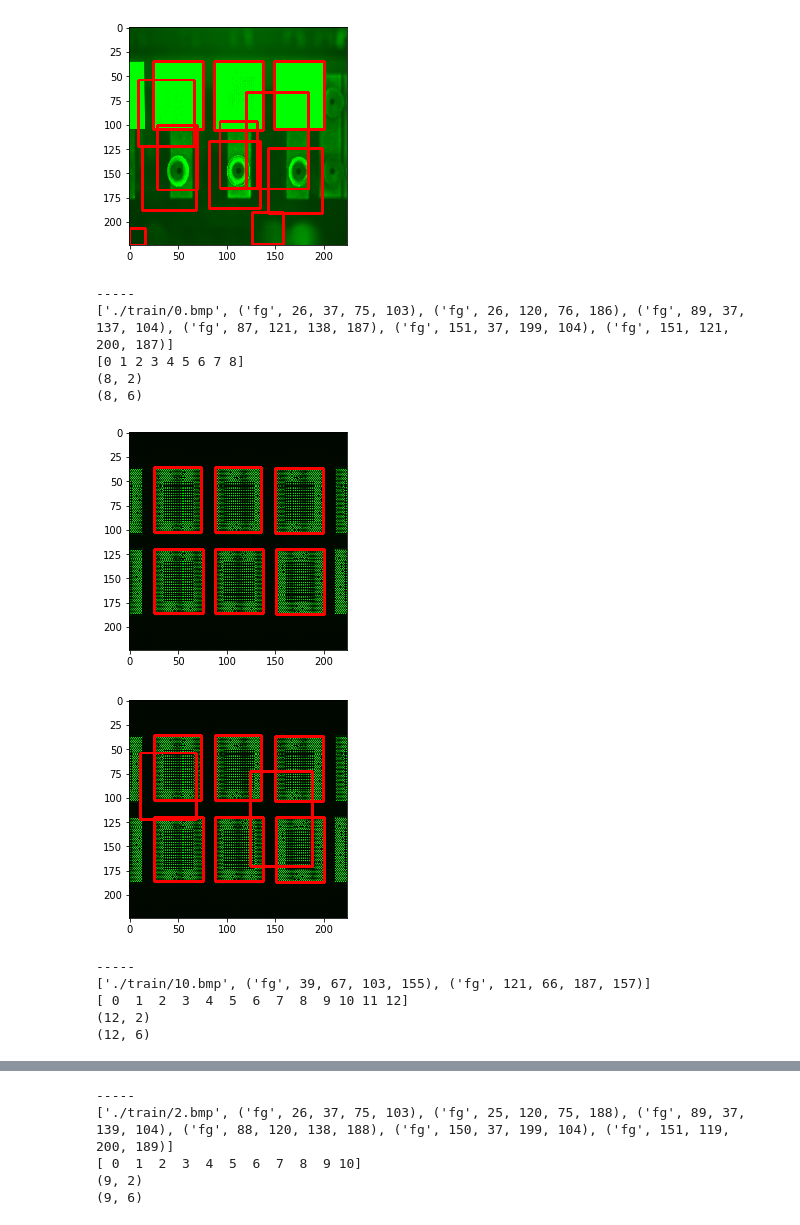
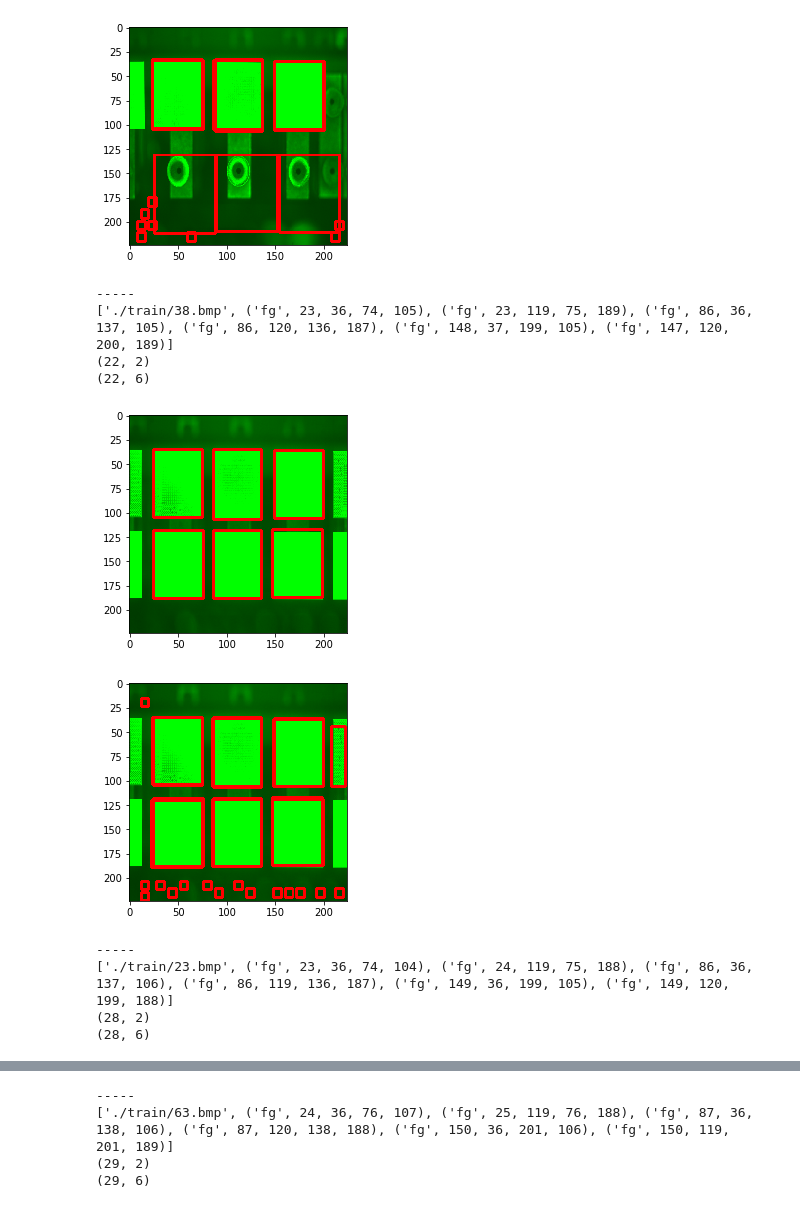
Before and after one commit to fcu-D0441406/dense_net, a Jupyter notebook: mr_cnn_v2/test.ipynb, the cells around one changed output, grey strips where cells are left out. Cells and saved outputs as stored; diff of their text form; code cells hidden in the pictures.

```diff
--- a/mr_cnn_v2/test.ipynb
+++ b/mr_cnn_v2/test.ipynb
@@ -14,16 +14,19 @@ anchor_num = 3
 a_num = 1
 ratio_num = 3
 stride=np.array([7,14,28,56])
-anchor_size=np.array([64,32,16,8])
+stride_size = [32,16,8,4]
+anchor_size=np.array([64,56,16,8])
+#stride_size = [64,32,16,8]
+#anchor_size=np.array([64,32,16,8])
 ratio = np.array([[1,1],[1,2],[2,1]])
 mode = 'roi'
 
 if(mode=='rpn'):
-    ckpts = './checkpoint2_dir'
-    adam_meta = './checkpoint2_dir/MyModel'
+    ckpts = './checkpoint1_dir'
+    adam_meta = './checkpoint1_dir/MyModel'
 elif(mode=='roi'):
-    ckpts = './roi_ck2'
-    adam_meta = './roi_ck2/MyModel'
+    ckpts = './roi_ck1'
+    adam_meta = './roi_ck1/MyModel'
 
 def region_proposal(r_box):
     rpn_box = np.zeros([r_box.shape[0],6])
@@ -50,7 +53,7 @@ def test():
     r_img = np.reshape(img,(-1,224,224,3))
     r_box = np.reshape(np.array([78,54,148,173],dtype=np.float),(-1,4))
     '''
-    anchor_ut = anchor_op.anchor_util(stride,anchor_size)
+    anchor_ut = anchor_op.anchor_util(stride,anchor_size,stride_size)
 
     ds = dense_net.Dense_net(224,3,10,24,0.5,False)
     x = ds.x
@@ -72,9 +75,9 @@ def test():
         for i in range(15):
             print('-----')
 
-            ba_x = i%15
+            ba_x = i%20
             print(train_data[ba_x])
-            img,r_box = decode_xml(train_data[ba_x])
+            img,r_box,cls = decode_xml(train_data[ba_x])
             r_img = img[np.newaxis,:,:,:]
 
             '''
@@ -90,10 +93,10 @@ def test():
             #print(pfi)
 
             #try:
-            best_anchor = anchor_ut.get_best_anchor(pfi,pfs,dx_box_loc,100)
+            best_anchor = anchor_ut.get_best_anchor(pfi,pfs,dx_box_loc,200)
             #print(best_anchor)
             #print(best_anchor[:,5])
-            roi_anchor_index = anchor_ut.py_cpu_nms(best_anchor,0.45)
+            roi_anchor_index = anchor_ut.py_cpu_nms(best_anchor,0.01)
             best_anchor = np.array(best_anchor,dtype=np.int)
             #print(best_anchor)
             #print(best_anchor.shape)
@@ -107,9 +110,10 @@ def test():
                 roi_feature,cls = ds.roi_pooling(rpn_box)
                 r_feature = sess.run(roi_feature,feed_dict={x:r_img})
                 rcs,rcsp,rdx = sess.run([roi_cls_score,roi_cls_score_p,roi_box_dx],feed_dict={roi_feature_map:r_feature})
+                rpn_box2 = anchor_ut.get_dx_box(rdx,rpn_box[:,:4])
                 print(rcs.shape)
                 print(rpn_box.shape)
-                draw_final_roi(img,rcsp,rpn_box[:,:4])
+                draw_final_roi(img,rcsp,rpn_box2[:,:4])
 
             draw_roi(img,best_anchor[roi_anchor_index,5],dx_box_loc)
 
@@ -120,7 +124,7 @@ def draw_final_roi(img,rcsp,dx_box_loc):
     for i in range(rcsp.shape[0]):
         #print(rcsp[i])
         #print(dx_box_loc[i])
-        if(rcsp[i][0]>=0.5):
+        if(rcsp[i][0]>=0.7):
             x1,y1,x2,y2 = dx_box_loc[i,:]
             cv2.rectangle(img,(int(x1),int(y1)),(int(x2),int(y2)), (255, 0, 0), 2)
             '''
@@ -172,13 +175,11 @@ INFO:tensorflow:Restoring parameters from ./roi_ck2/MyModel-300
-[figure, old version]
+[figure, new version]
 -----
-['./train/0.bmp', ('fg', 26, 37, 75, 103), ('fg', 26, 120, 76, 186), ('fg', 89, 37, 137, 104), ('fg', 87, 121, 138, 187), ('fg', 151, 37, 199, 104), ('fg', 151, 121, 200, 187)]
-[0 1 2 3 4 5 6 7 8]
-(8, 2)
-(8, 6)
+['./train/38.bmp', ('fg', 23, 36, 74, 105), ('fg', 23, 119, 75, 189), ('fg', 86, 36, 137, 105), ('fg', 86, 120, 136, 187), ('fg', 148, 37, 199, 105), ('fg', 147, 120, 200, 189)]
+(22, 2)
+(22, 6)
-[figure, old version]
+[figure, new version]
-[figure, old version]
+[figure, new version]
 -----
-['./train/10.bmp', ('fg', 39, 67, 103, 155), ('fg', 121, 66, 187, 157)]
-[ 0  1  2  3  4  5  6  7  8  9 10 11 12]
-(12, 2)
-(12, 6)
+['./train/23.bmp', ('fg', 23, 36, 74, 104), ('fg', 24, 119, 75, 188), ('fg', 86, 36, 137, 106), ('fg', 86, 119, 136, 187), ('fg', 149, 36, 199, 105), ('fg', 149, 120, 199, 188)]
+(28, 2)
+(28, 6)
@@ -187,5 +188,4 @@ INFO:tensorflow:Restoring parameters from ./roi_ck2/MyModel-300
 -----
-['./train/2.bmp', ('fg', 26, 37, 75, 103), ('fg', 25, 120, 75, 188), ('fg', 89, 37, 139, 104), ('fg', 88, 120, 138, 188), ('fg', 150, 37, 199, 104), ('fg', 151, 119, 200, 189)]
-[ 0  1  2  3  4  5  6  7  8  9 10]
-(9, 2)
-(9, 6)
+['./train/63.bmp', ('fg', 24, 36, 76, 107), ('fg', 25, 119, 76, 188), ('fg', 87, 36, 138, 106), ('fg', 87, 120, 138, 188), ('fg', 150, 36, 201, 106), ('fg', 150, 119, 201, 189)]
+(29, 2)
+(29, 6)
```
Also changed, not shown: parts of 1 cell of this notebook, 3 other files.
